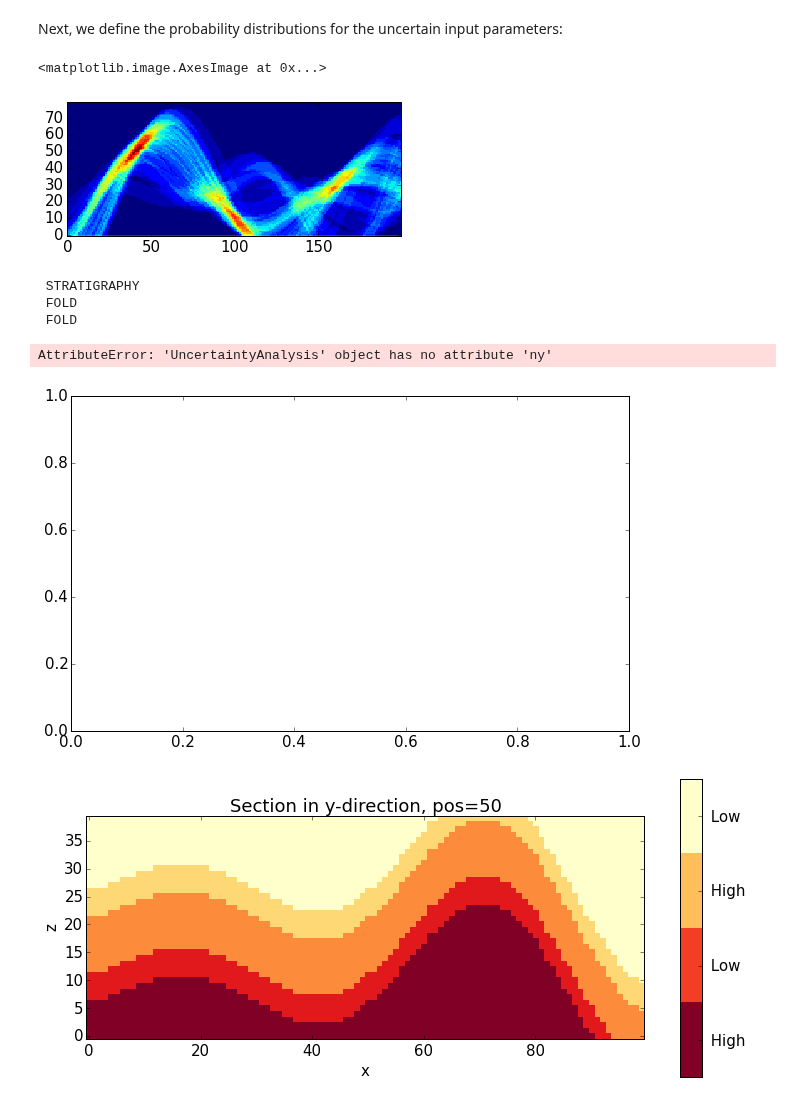
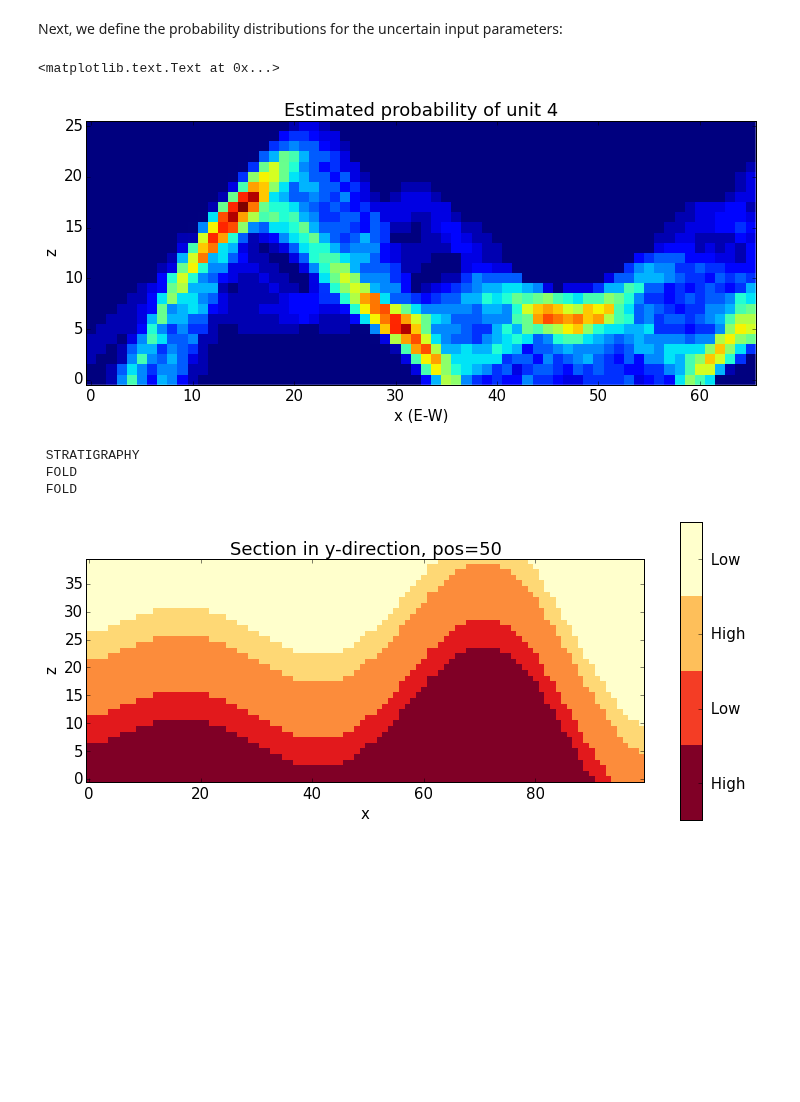
Before and after one commit to cgre-aachen/pynoddy, a Jupyter notebook: docs/notebooks/Paper-Example-Experiments.ipynb, the cells around one changed output. Cells and saved outputs as stored; diff of their text form; code cells hidden in the pictures; blank space fills up the shorter version.

```diff
--- a/docs/notebooks/Paper-Example-Experiments.ipynb
+++ b/docs/notebooks/Paper-Example-Experiments.ipynb
@@ -124,19 +125,30 @@ param_stats = [{'event' : 2,
 
 ue.set_parameter_statistics(param_stats)
 # %%
-resolution = 50
+resolution = 150
 ue.change_cube_size(resolution)
 tmp = ue.get_section('y')
 prob_4 = np.zeros_like(tmp.block[:,:,:])
-for i in range(30):
+n_draws = 30
+for i in range(n_draws):
     ue.random_draw()
     tmp = ue.get_section('y', resolution = resolution)
     prob_4 += (tmp.block[:,:,:] == 4)
+
+# Normalise
+prob_4 = prob_4 / float(n_draws)
-# %%
-plt.imshow(prob_4.transpose()[:,0,:], origin = 'lower left', interpolation = 'none')
-# %% [output]
-<matplotlib.image.AxesImage at 0x...>
-[figure, removed]
+# %%
+fig = plt.figure(figsize = (12,8))
+ax = fig.add_subplot(111)
+ax.imshow(prob_4.transpose()[:,0,:],
+           origin = 'lower left',
+           interpolation = 'none')
+plt.title("Estimated probability of unit 4")
+plt.xlabel("x (E-W)")
+plt.ylabel("z")
+# %% [output]
+<matplotlib.text.Text at 0x...>
+[figure, added]
 # %%
 reload(pynoddy.history)
 reload(pynoddy.output)
@@ -151,11 +163,6 @@ ue.change_cube_size(100)
  STRATIGRAPHY
  FOLD
  FOLD
-# %%
-ue.plot_section('y', position = 'center', data = prob_4, cmap = 'jet')
-# %% [output]
-AttributeError: 'UncertaintyAnalysis' object has no attribute 'ny'
-[figure, removed]
 # %%
 ue.plot_section('y')
 # %% [output]
```
Also changed, not shown: parts of 6 cells of this notebook, 22 other files.
